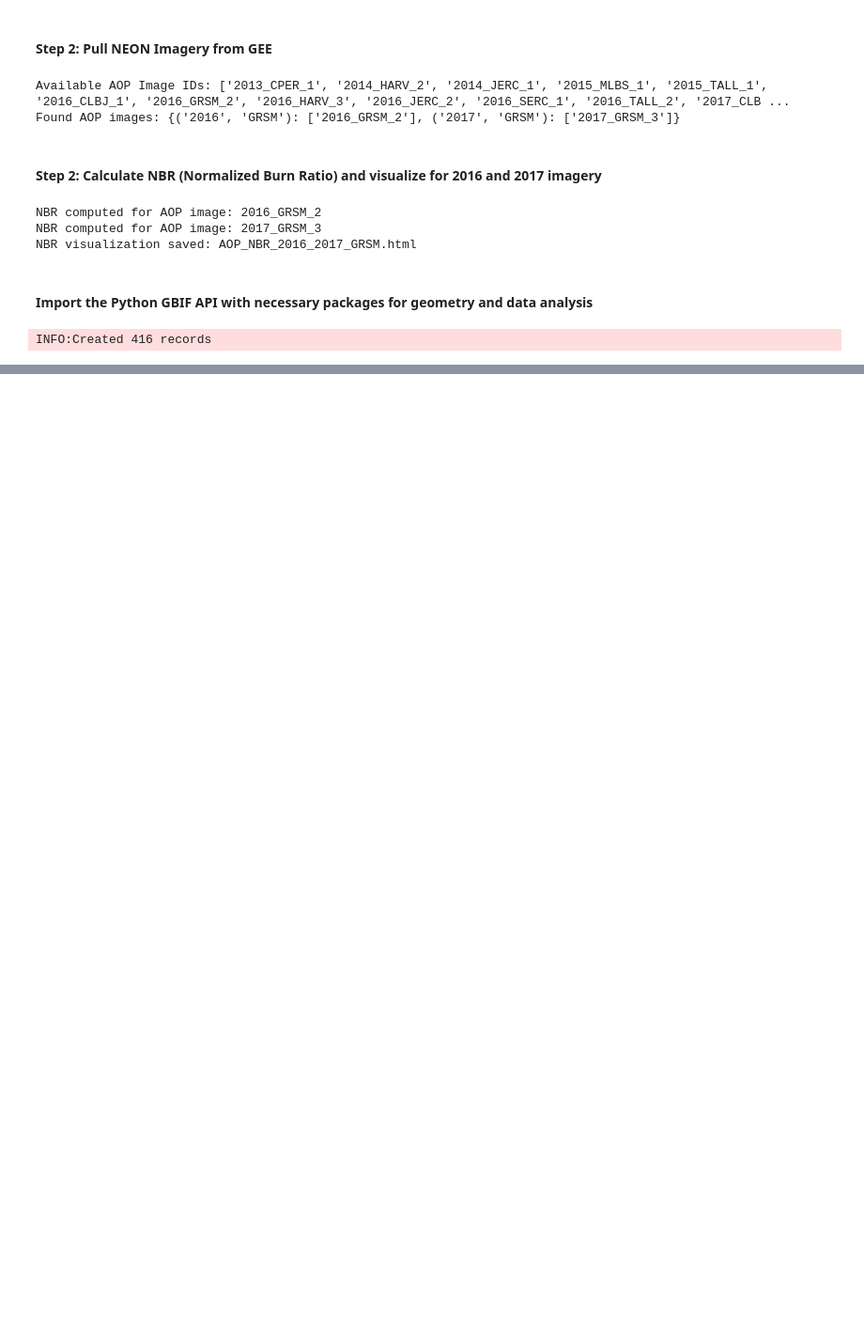
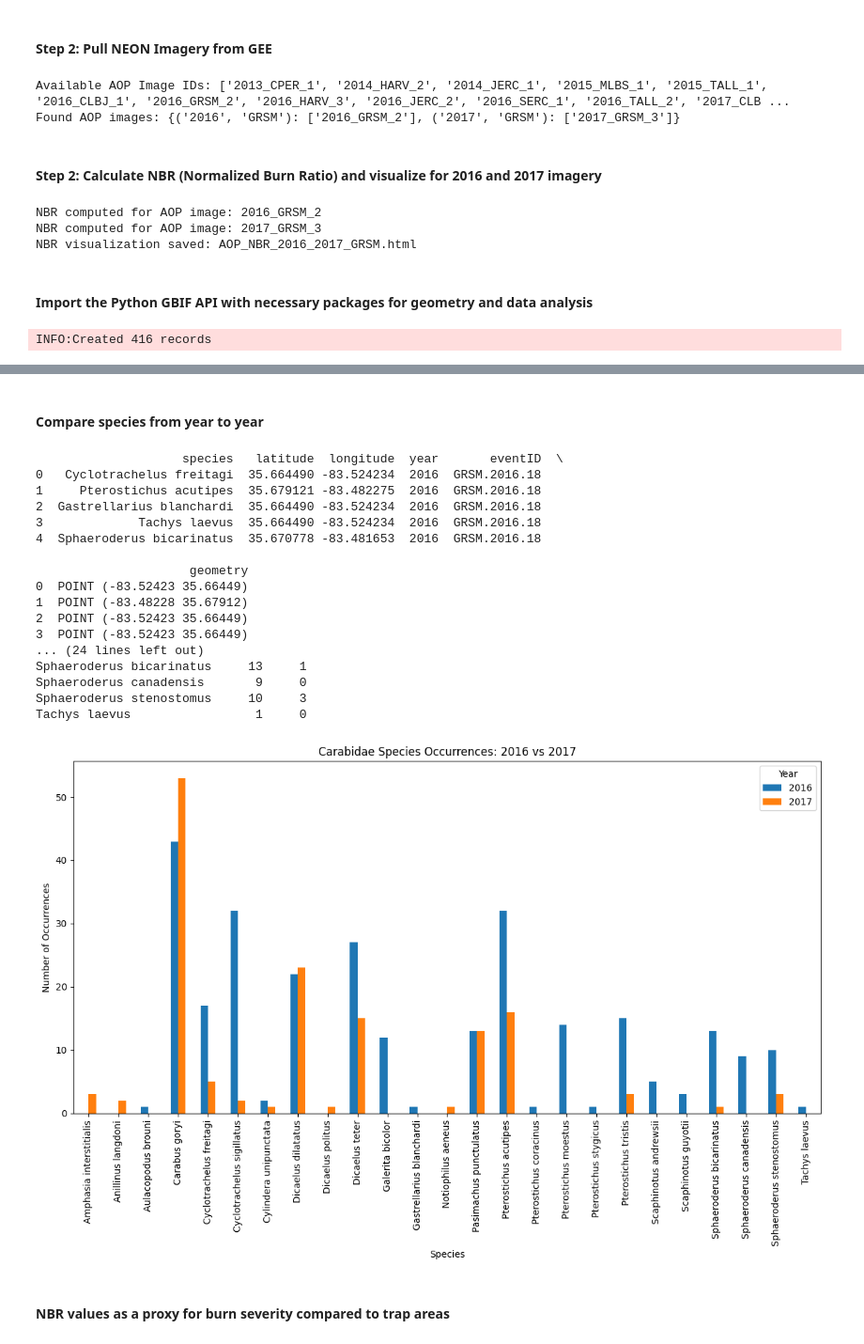
Before and after one commit to kllewers/NEON_GBIF_GSM_Fire_Comparison, a Jupyter notebook: code/Example_Notebook.ipynb, the cells around one changed output, grey strips where cells are left out. Shown: that part at 94% size. Drawn from its saved outputs; the diff is of its cells as text; code cells hidden in the pictures; blank space fills up the shorter version.

```diff
--- a/code/Example_Notebook.ipynb
+++ b/code/Example_Notebook.ipynb
@@ -173,0 +312,49 @@ INFO:Created 416 records
+# %% [markdown]
+#### Compare species from year to year
+# %%
+# Load the GBIF records from your GeoJSON file
+gbif_geojson = "gbif_carabids_gsmnp_2016_2017.geojson"
+gdf = gpd.read_file(gbif_geojson)
+
+# Preview the data to ensure species and year fields are present
+print(gdf.head())
+
+# Group the data by species and year, and count the number of occurrences per group
+# This creates a DataFrame with species as index and each year as a column.
+species_counts = gdf.groupby(["species", "year"]).size().unstack(fill_value=0)
+
+# Display the DataFrame to verify the counts (optional)
+print(species_counts)
+
+# Plotting the counts in a grouped bar chart
+ax = species_counts.plot(kind='bar', figsize=(12, 8))
+
+# Add labels and title
+ax.set_xlabel("Species")
+ax.set_ylabel("Number of Occurrences")
+ax.set_title("Carabidae Species Occurrences: 2016 vs 2017")
+ax.legend(title="Year")
+
+plt.tight_layout()
+plt.show()
+# %% [output]
+                    species   latitude  longitude  year       eventID  \
+0   Cyclotrachelus freitagi  35.664490 -83.524234  2016  GRSM.2016.18
+1     Pterostichus acutipes  35.679121 -83.482275  2016  GRSM.2016.18
+2  Gastrellarius blanchardi  35.664490 -83.524234  2016  GRSM.2016.18
+3             Tachys laevus  35.664490 -83.524234  2016  GRSM.2016.18
+4  Sphaeroderus bicarinatus  35.670778 -83.481653  2016  GRSM.2016.18
+
+                     geometry
+0  POINT (-83.52423 35.66449)
+1  POINT (-83.48228 35.67912)
+2  POINT (-83.52423 35.66449)
+3  POINT (-83.52423 35.66449)
+... (24 lines left out)
+Sphaeroderus bicarinatus     13     1
+Sphaeroderus canadensis       9     0
+Sphaeroderus stenostomus     10     3
+Tachys laevus                 1     0
+[figure, added]
+# %% [markdown]
+#### NBR values as a proxy for burn severity compared to trap areas
```
Also changed, not shown: parts of 8 cells of this notebook, 3 other files.
